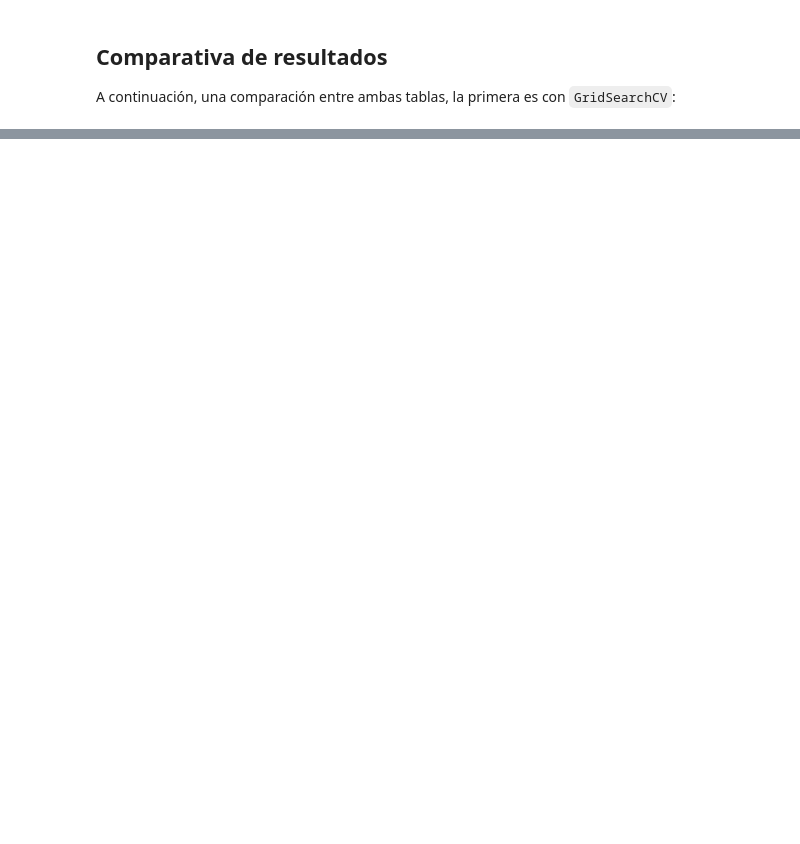
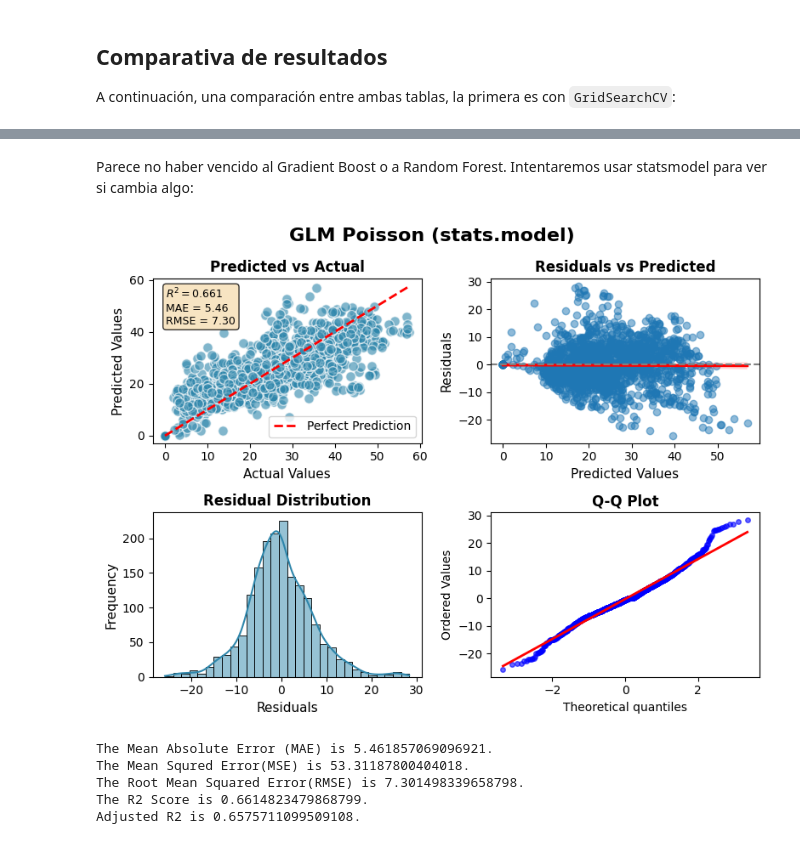
Before and after one commit to MelodiousZero/proyecto_modulo_5, a Jupyter notebook: src/ML/showcase_of_results.ipynb, the cells around one changed output, grey strips where cells are left out. Drawn from its saved outputs; the diff is of its cells as text; code cells hidden in the pictures; blank space fills up the shorter version.

```diff
--- a/src/ML/showcase_of_results.ipynb
+++ b/src/ML/showcase_of_results.ipynb
@@ -227,0 +291,22 @@ comparacion.most_important_features()
+# %% [markdown]
+Parece no haber vencido al Gradient Boost o a Random Forest. Intentaremos usar statsmodel para ver si cambia algo:
+# %%
+import statsmodels.api as sm
+new_X_train = comparacion.X_train.astype(float)
+new_X_test = comparacion.X_test.astype(float)
+# Add constant and fit
+X_train_const = sm.add_constant(new_X_train)
+poisson_sm = sm.GLM(comparacion.y_train, X_train_const, family=sm.families.Poisson()).fit()
+
+# Check predictions on test
+X_test_const = sm.add_constant(new_X_test)
+y_pred_sm = poisson_sm.predict(X_test_const)
+comparacion.plot_results(y_pred_sm,"GLM Poisson (stats.model)")
+comparacion.create_entry(y_pred_sm,"GLM Poisson (stats.model) ",comparacion.grid_search_comparison_table)
+# %% [output]
+[figure, added]
+The Mean Absolute Error (MAE) is 5.461857069096921.
+The Mean Squred Error(MSE) is 53.31187800404018.
+The Root Mean Squared Error(RMSE) is 7.301498339658798.
+The R2 Score is 0.6614823479868799.
+Adjusted R2 is 0.6575711099509108.
```
Also changed, not shown: parts of 33 cells of this notebook, 3 other files.
